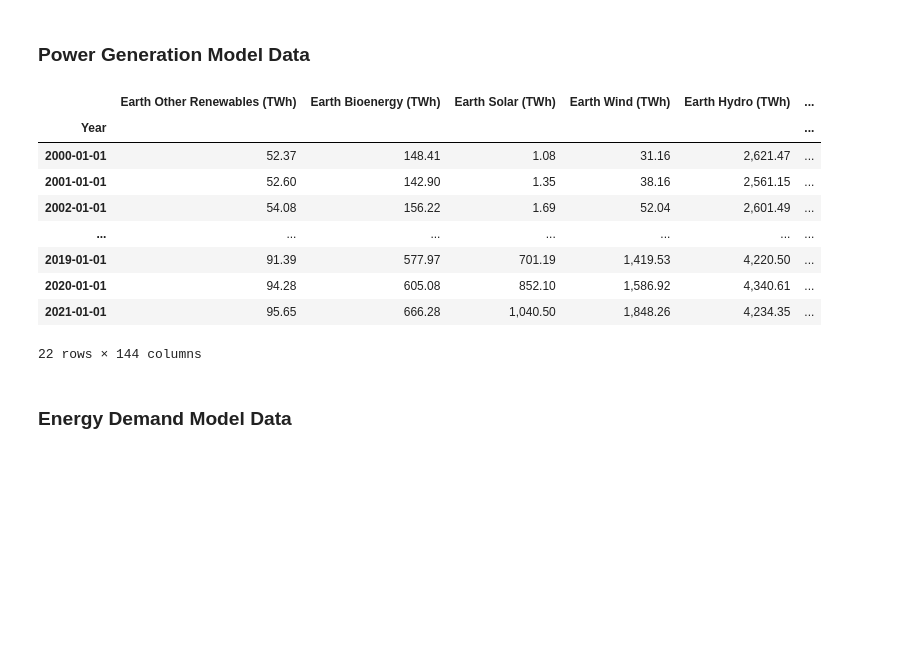
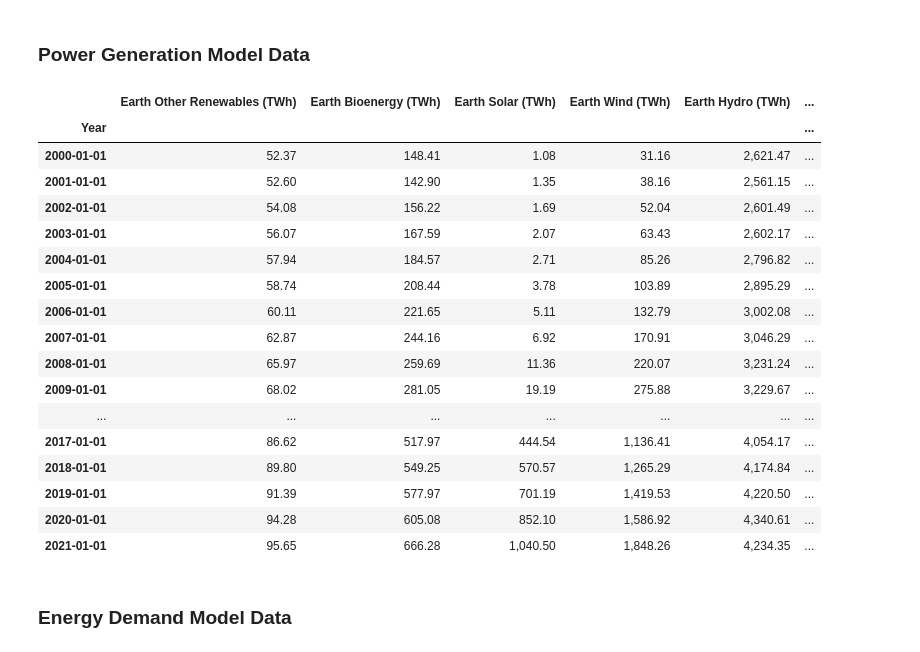
Before and after one commit to FunkyTable/Energy_Production_Time_Series_Projection, a Jupyter notebook: student.ipynb, the cells around one changed output. Cells and saved outputs as stored; diff of their text form; code cells hidden in the pictures; blank space fills up the shorter version.

```diff
--- a/student.ipynb
+++ b/student.ipynb
@@ -85,7 +85,10 @@ warnings.filterwarnings("ignore")
 # For datetime conversions
 import datetime as dt
 
-#
+# Decompose to check for seasonality
+from statsmodels.tsa.seasonal import seasonal_decompose
+
+# Check for Stationarity
 from statsmodels.tsa.stattools import adfuller
 
 # Plot ACF / PACF
@@ -165,8 +168,12 @@ from statsmodels.tsa.stattools import adfuller
 # For Hyperparameter Tuning
 #from sklearn.model_selection import GridSearchCV
 
-# Setting DataFrame Display settings
+# Setting DataFrame Display Settings
 pd.set_option("display.max_columns", None)
+pd.set_option("display.max_rows", None)
+# Setting Pandas Series Display Settings
+#pd.options.display.max_rows = 30
+
 
 # Formatting decimals to show three numbers after the point.
 pd.options.display.float_format = '{:,.2f}'.format
@@ -185,28 +192,35 @@ For details on the origins of this project's data, Exploratory Data Analysis, an
 # %% [markdown]
 ### Power Generation Model Data
 # %%
-pd.set_option("display.max_rows", 6)
 df_hist_elec = pd.read_csv(
     "Data/Export/df_hist_elec_yr_reg.csv",
     encoding='ANSI')
 
 df_hist_elec['Year'] = pd.to_datetime(df_hist_elec.Year, format='%Y')
 
 df_hist_elec.index = df_hist_elec['Year']
 df_hist_elec = df_hist_elec.iloc[:,1:]
 
 df_hist_elec
 # %% [output]
 |  | Earth Other Renewables (TWh) | Earth Bioenergy (TWh) | Earth Solar (TWh) | Earth Wind (TWh) | Earth Hydro (TWh) | ... |
 | Year |  |  |  |  |  | ... |
 | 2000-01-01 | 52.37 | 148.41 | 1.08 | 31.16 | 2,621.47 | ... |
 | 2001-01-01 | 52.60 | 142.90 | 1.35 | 38.16 | 2,561.15 | ... |
 | 2002-01-01 | 54.08 | 156.22 | 1.69 | 52.04 | 2,601.49 | ... |
+| 2003-01-01 | 56.07 | 167.59 | 2.07 | 63.43 | 2,602.17 | ... |
+| 2004-01-01 | 57.94 | 184.57 | 2.71 | 85.26 | 2,796.82 | ... |
+| 2005-01-01 | 58.74 | 208.44 | 3.78 | 103.89 | 2,895.29 | ... |
+| 2006-01-01 | 60.11 | 221.65 | 5.11 | 132.79 | 3,002.08 | ... |
+| 2007-01-01 | 62.87 | 244.16 | 6.92 | 170.91 | 3,046.29 | ... |
+| 2008-01-01 | 65.97 | 259.69 | 11.36 | 220.07 | 3,231.24 | ... |
+| 2009-01-01 | 68.02 | 281.05 | 19.19 | 275.88 | 3,229.67 | ... |
 | ... | ... | ... | ... | ... | ... | ... |
+| 2017-01-01 | 86.62 | 517.97 | 444.54 | 1,136.41 | 4,054.17 | ... |
+| 2018-01-01 | 89.80 | 549.25 | 570.57 | 1,265.29 | 4,174.84 | ... |
 | 2019-01-01 | 91.39 | 577.97 | 701.19 | 1,419.53 | 4,220.50 | ... |
 | 2020-01-01 | 94.28 | 605.08 | 852.10 | 1,586.92 | 4,340.61 | ... |
 | 2021-01-01 | 95.65 | 666.28 | 1,040.50 | 1,848.26 | 4,234.35 | ... |
-22 rows × 144 columns
 # %% [markdown]
 ### Energy Demand Model Data
 # %%
```
Also changed, not shown: parts of 53 cells of this notebook.
